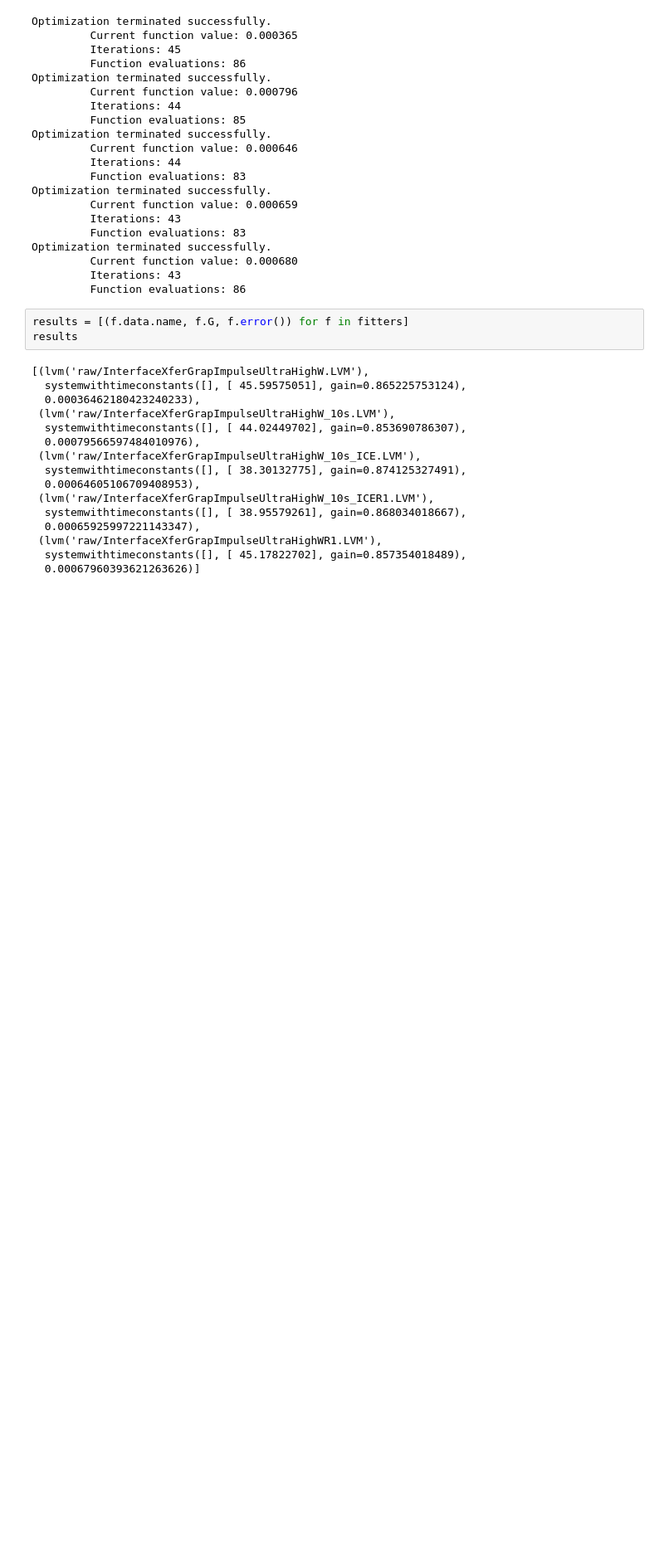
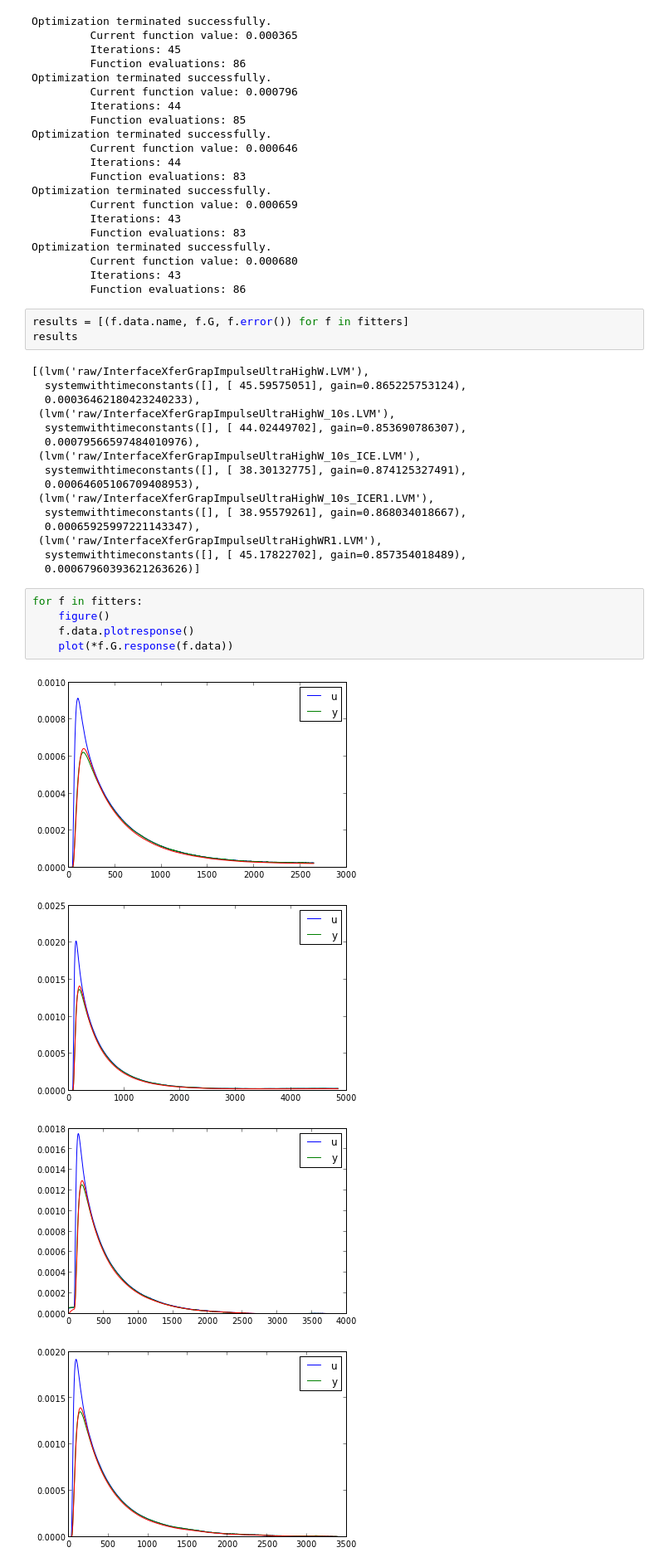
Before and after one commit to alchemyst/identification, a Jupyter notebook: Identification demo.ipynb, the cells around one changed output. Shown: that part at 83% size. Saved outputs shown, nothing was run; the diff lists cells and outputs as text; blank space fills up the shorter version.

Commit message:
Added fit comparison graphs

```diff
--- a/Identification demo.ipynb
+++ b/Identification demo.ipynb
@@ -124,3 +128,13 @@ results
  (lvm('raw/InterfaceXferGrapImpulseUltraHighWR1.LVM'),
   systemwithtimeconstants([], [ 45.17822702], gain=0.857354018489),
   0.00067960393621263626)]
+# %%
+for f in fitters:
+    figure()
+    f.data.plotresponse()
+    plot(*f.G.response(f.data))
+# %% [output]
+[figure, added]
+[figure, added]
+[figure, added]
+[figure, added]
```
Also changed, not shown: parts of 3 cells of this notebook.
